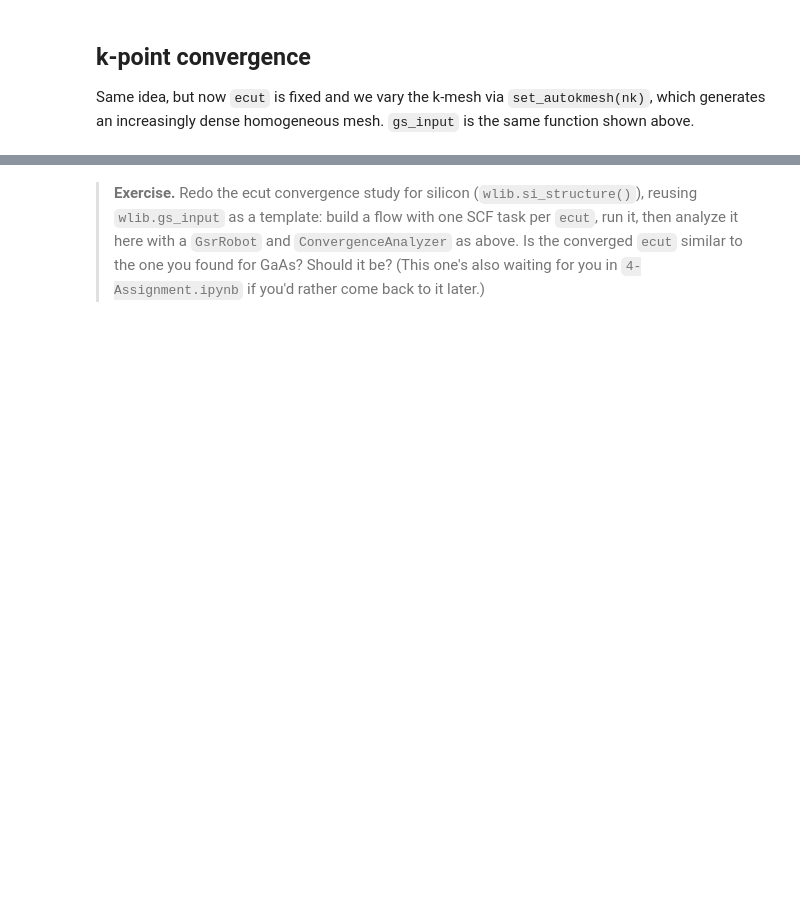
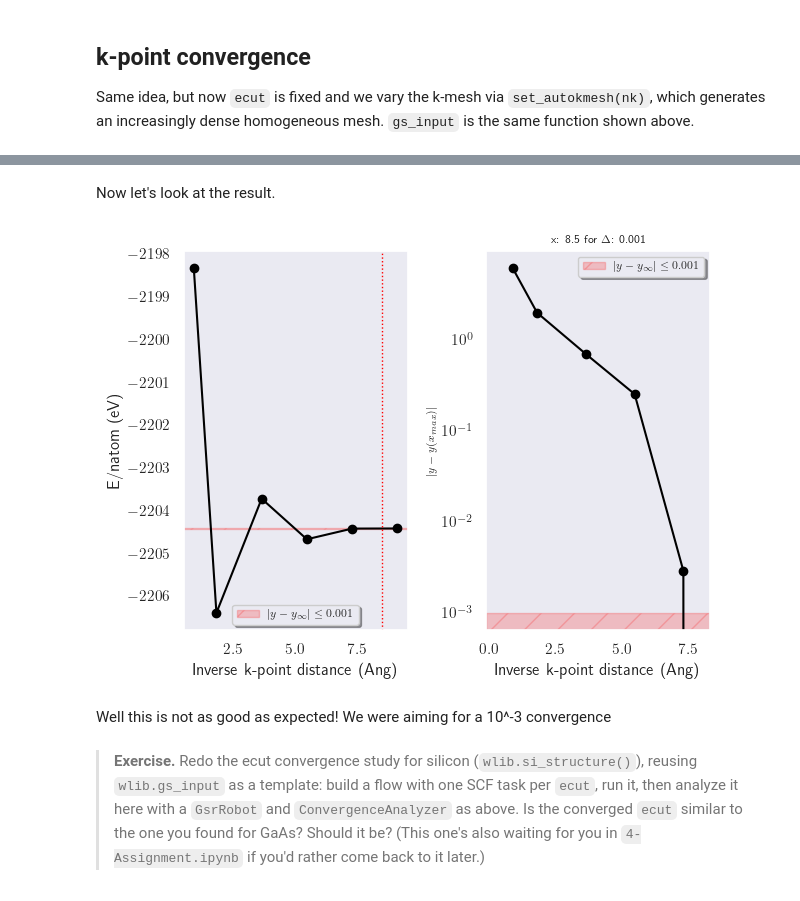
Before and after one commit to GkAntonius/Abinit_speedrun_tutorial, a Jupyter notebook: Notebooks/2-Existing_flows.ipynb, the cells around one changed output, grey strips where cells are left out. Cells and saved outputs as stored; diff of their text form; code cells hidden in the pictures; blank space fills up the shorter version.

Commit message:
kpt conv

```diff
--- a/Notebooks/2-Existing_flows.ipynb
+++ b/Notebooks/2-Existing_flows.ipynb
@@ -213,3 +274,11 @@ ValueError: top='flow_gaas_convkpt': no such directory
+# %% [markdown]
+Now let's look at the result.
+# %%
+fig = wlib.plot_kpt_conv(workdir="flow_gaas_convkpt", figname='', show=True)b
+# %% [output]
+[figure, added]
+# %% [markdown]
+Well this is not as good as expected! We were aiming for a 10^-3 convergence
 # %% [markdown]
 > **Exercise.** Redo the ecut convergence study for silicon
 > (`wlib.si_structure()`), reusing `wlib.gs_input` as a template: build a
```
Also changed, not shown: parts of 17 cells of this notebook, 4 other files.
